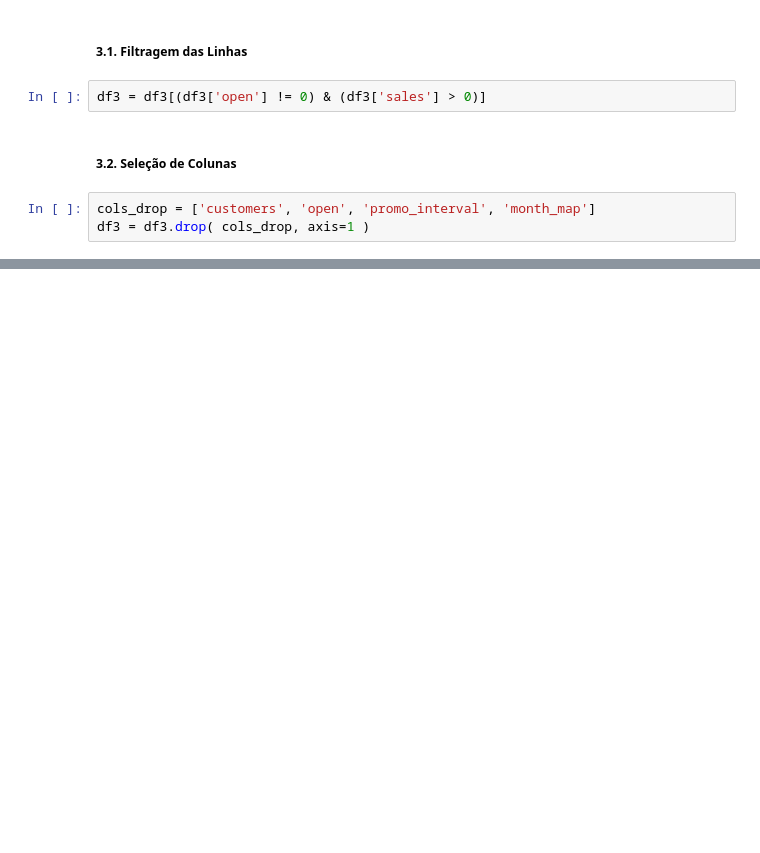
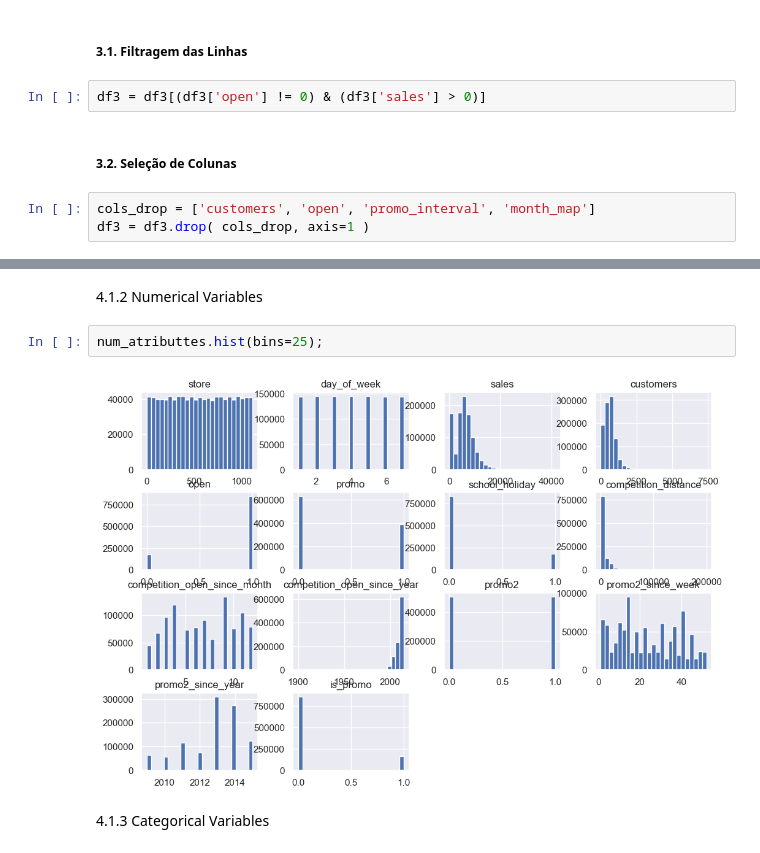
Before and after one commit to rodrigoceezar/rossmann_sales_prediction, a Jupyter notebook: store_sales_prediction.ipynb, the cells around one changed output, grey strips where cells are left out. Saved outputs shown, nothing was run; the diff lists cells and outputs as text; blank space fills up the shorter version.

```diff
--- a/store_sales_prediction.ipynb
+++ b/store_sales_prediction.ipynb
@@ -495,0 +521,8 @@ df3 = df3.drop( cols_drop, axis=1 )
+# %% [markdown]
+4.1.2 Numerical Variables
+# %%
+num_atributtes.hist(bins=25);
+# %% [output]
+[figure, added]
+# %% [markdown]
+4.1.3 Categorical Variables
```
Also changed, not shown: parts of 9 cells of this notebook.
